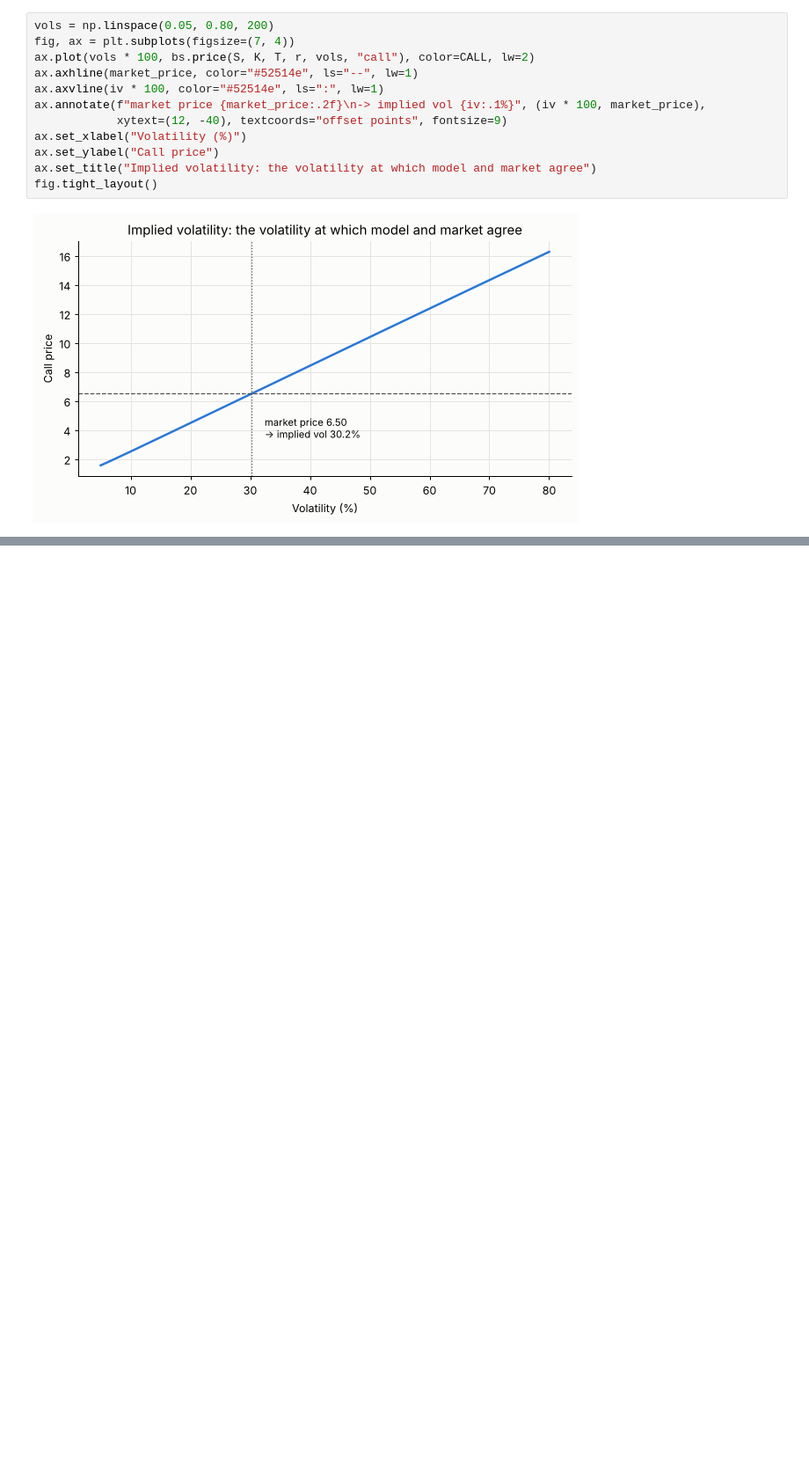
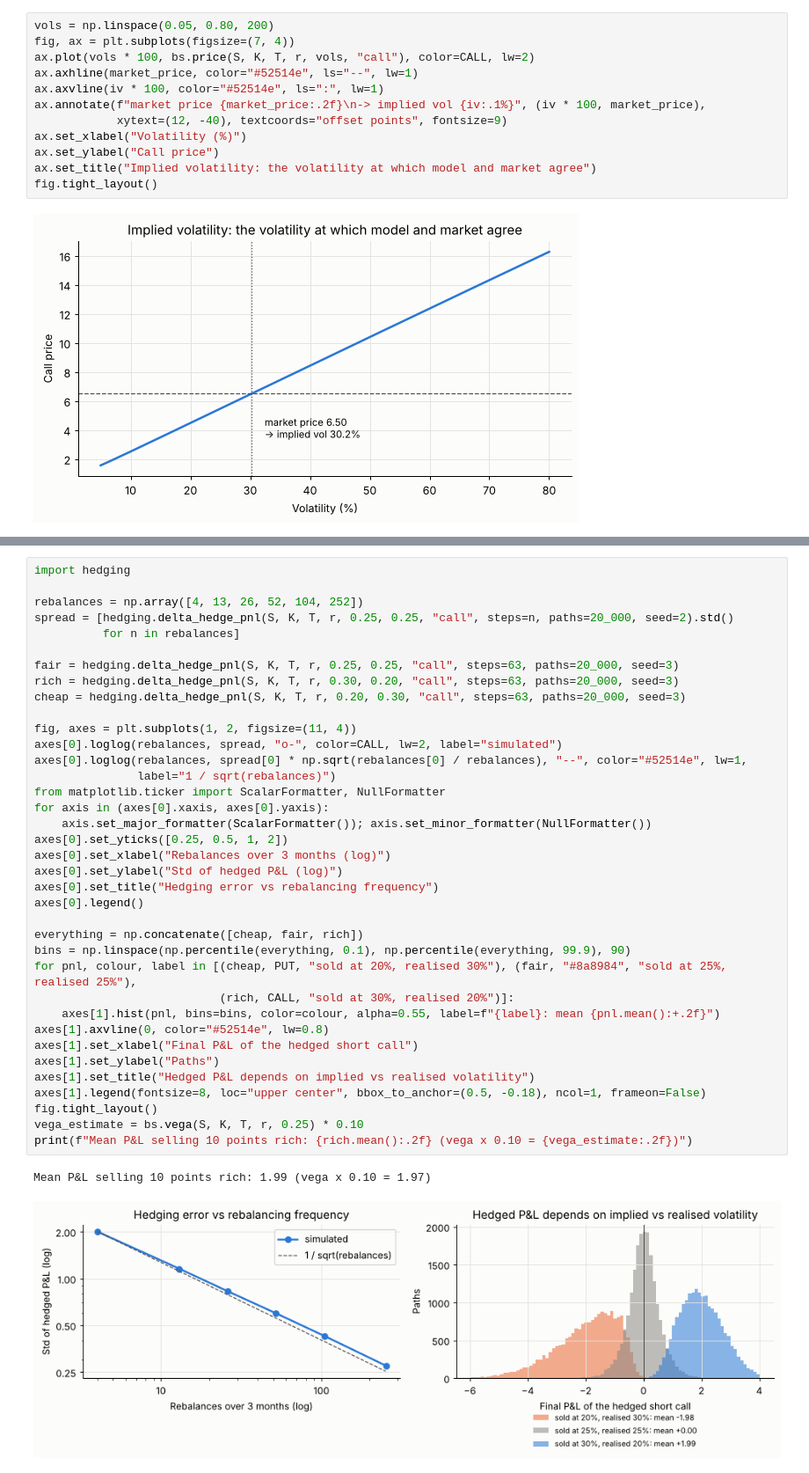
Before and after one commit to dimositychalasportfolio/option-pricing-black-scholes, a Jupyter notebook: option_pricing_demo.ipynb, the cells around one changed output, grey strips where cells are left out. Shown at 88% size. Drawn from its saved outputs; the diff is of its cells as text; blank space fills up the shorter version.

```diff
--- a/option_pricing_demo.ipynb
+++ b/option_pricing_demo.ipynb
@@ -112 +193,41 @@ fig.tight_layout()
+# %%
+import hedging
+
+rebalances = np.array([4, 13, 26, 52, 104, 252])
+spread = [hedging.delta_hedge_pnl(S, K, T, r, 0.25, 0.25, "call", steps=n, paths=20_000, seed=2).std()
+          for n in rebalances]
+
+fair = hedging.delta_hedge_pnl(S, K, T, r, 0.25, 0.25, "call", steps=63, paths=20_000, seed=3)
+rich = hedging.delta_hedge_pnl(S, K, T, r, 0.30, 0.20, "call", steps=63, paths=20_000, seed=3)
+cheap = hedging.delta_hedge_pnl(S, K, T, r, 0.20, 0.30, "call", steps=63, paths=20_000, seed=3)
+
+fig, axes = plt.subplots(1, 2, figsize=(11, 4))
+axes[0].loglog(rebalances, spread, "o-", color=CALL, lw=2, label="simulated")
+axes[0].loglog(rebalances, spread[0] * np.sqrt(rebalances[0] / rebalances), "--", color="#52514e", lw=1,
+               label="1 / sqrt(rebalances)")
+from matplotlib.ticker import ScalarFormatter, NullFormatter
+for axis in (axes[0].xaxis, axes[0].yaxis):
+    axis.set_major_formatter(ScalarFormatter()); axis.set_minor_formatter(NullFormatter())
+axes[0].set_yticks([0.25, 0.5, 1, 2])
+axes[0].set_xlabel("Rebalances over 3 months (log)")
+axes[0].set_ylabel("Std of hedged P&L (log)")
+axes[0].set_title("Hedging error vs rebalancing frequency")
+axes[0].legend()
+
+everything = np.concatenate([cheap, fair, rich])
+bins = np.linspace(np.percentile(everything, 0.1), np.percentile(everything, 99.9), 90)
+for pnl, colour, label in [(cheap, PUT, "sold at 20%, realised 30%"), (fair, "#8a8984", "sold at 25%, realised 25%"),
+                           (rich, CALL, "sold at 30%, realised 20%")]:
+    axes[1].hist(pnl, bins=bins, color=colour, alpha=0.55, label=f"{label}: mean {pnl.mean():+.2f}")
+axes[1].axvline(0, color="#52514e", lw=0.8)
+axes[1].set_xlabel("Final P&L of the hedged short call")
+axes[1].set_ylabel("Paths")
+axes[1].set_title("Hedged P&L depends on implied vs realised volatility")
+axes[1].legend(fontsize=8, loc="upper center", bbox_to_anchor=(0.5, -0.18), ncol=1, frameon=False)
+fig.tight_layout()
+vega_estimate = bs.vega(S, K, T, r, 0.25) * 0.10
+print(f"Mean P&L selling 10 points rich: {rich.mean():.2f} (vega x 0.10 = {vega_estimate:.2f})")
+# %% [output]
+Mean P&L selling 10 points rich: 1.99 (vega x 0.10 = 1.97)
+[figure, added]
 # %% [markdown]
```
Also changed, not shown: parts of 7 cells of this notebook, 13 other files.
